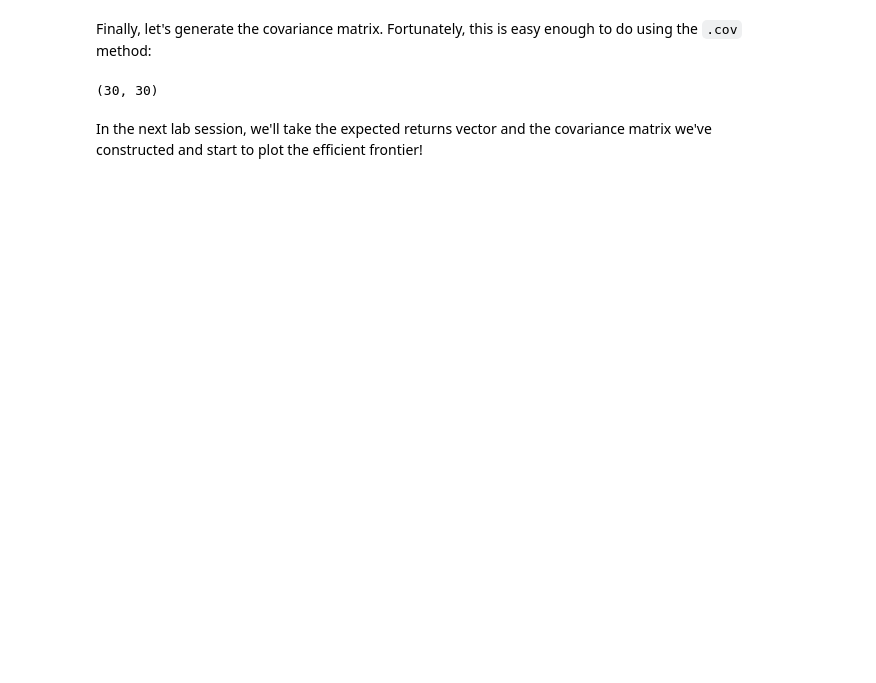
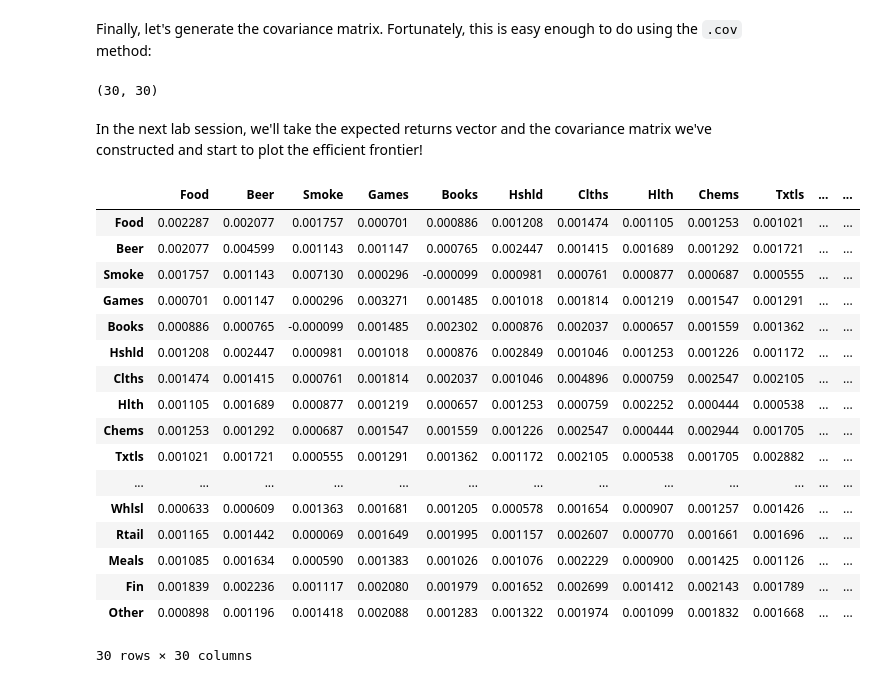
Before and after one commit to allenz817/Investment_Management, a Jupyter notebook: nb/lab_107.ipynb, the cells around one changed output. Saved outputs shown, nothing was run; the diff lists cells and outputs as text; code cells hidden in the pictures; blank space fills up the shorter version.

```diff
--- a/nb/lab_107.ipynb
+++ b/nb/lab_107.ipynb
@@ -166,3 +166,24 @@ cov.shape
 (30, 30)
 # %% [markdown]
 In the next lab session, we'll take the expected returns vector and the covariance matrix we've constructed and start to plot the efficient frontier!
+# %%
+cov
+# %% [output]
+|  | Food | Beer | Smoke | Games | Books | Hshld | Clths | Hlth | Chems | Txtls | ... | ... |
+| Food | 0.002287 | 0.002077 | 0.001757 | 0.000701 | 0.000886 | 0.001208 | 0.001474 | 0.001105 | 0.001253 | 0.001021 | ... | ... |
+| Beer | 0.002077 | 0.004599 | 0.001143 | 0.001147 | 0.000765 | 0.002447 | 0.001415 | 0.001689 | 0.001292 | 0.001721 | ... | ... |
+| Smoke | 0.001757 | 0.001143 | 0.007130 | 0.000296 | -0.000099 | 0.000981 | 0.000761 | 0.000877 | 0.000687 | 0.000555 | ... | ... |
+| Games | 0.000701 | 0.001147 | 0.000296 | 0.003271 | 0.001485 | 0.001018 | 0.001814 | 0.001219 | 0.001547 | 0.001291 | ... | ... |
+| Books | 0.000886 | 0.000765 | -0.000099 | 0.001485 | 0.002302 | 0.000876 | 0.002037 | 0.000657 | 0.001559 | 0.001362 | ... | ... |
+| Hshld | 0.001208 | 0.002447 | 0.000981 | 0.001018 | 0.000876 | 0.002849 | 0.001046 | 0.001253 | 0.001226 | 0.001172 | ... | ... |
+| Clths | 0.001474 | 0.001415 | 0.000761 | 0.001814 | 0.002037 | 0.001046 | 0.004896 | 0.000759 | 0.002547 | 0.002105 | ... | ... |
+| Hlth | 0.001105 | 0.001689 | 0.000877 | 0.001219 | 0.000657 | 0.001253 | 0.000759 | 0.002252 | 0.000444 | 0.000538 | ... | ... |
+| Chems | 0.001253 | 0.001292 | 0.000687 | 0.001547 | 0.001559 | 0.001226 | 0.002547 | 0.000444 | 0.002944 | 0.001705 | ... | ... |
+| Txtls | 0.001021 | 0.001721 | 0.000555 | 0.001291 | 0.001362 | 0.001172 | 0.002105 | 0.000538 | 0.001705 | 0.002882 | ... | ... |
+| ... | ... | ... | ... | ... | ... | ... | ... | ... | ... | ... | ... | ... |
+| Whlsl | 0.000633 | 0.000609 | 0.001363 | 0.001681 | 0.001205 | 0.000578 | 0.001654 | 0.000907 | 0.001257 | 0.001426 | ... | ... |
+| Rtail | 0.001165 | 0.001442 | 0.000069 | 0.001649 | 0.001995 | 0.001157 | 0.002607 | 0.000770 | 0.001661 | 0.001696 | ... | ... |
+| Meals | 0.001085 | 0.001634 | 0.000590 | 0.001383 | 0.001026 | 0.001076 | 0.002229 | 0.000900 | 0.001425 | 0.001126 | ... | ... |
+| Fin | 0.001839 | 0.002236 | 0.001117 | 0.002080 | 0.001979 | 0.001652 | 0.002699 | 0.001412 | 0.002143 | 0.001789 | ... | ... |
+| Other | 0.000898 | 0.001196 | 0.001418 | 0.002088 | 0.001283 | 0.001322 | 0.001974 | 0.001099 | 0.001832 | 0.001668 | ... | ... |
+30 rows × 30 columns
```
Also changed, not shown: parts of 5 cells of this notebook.
